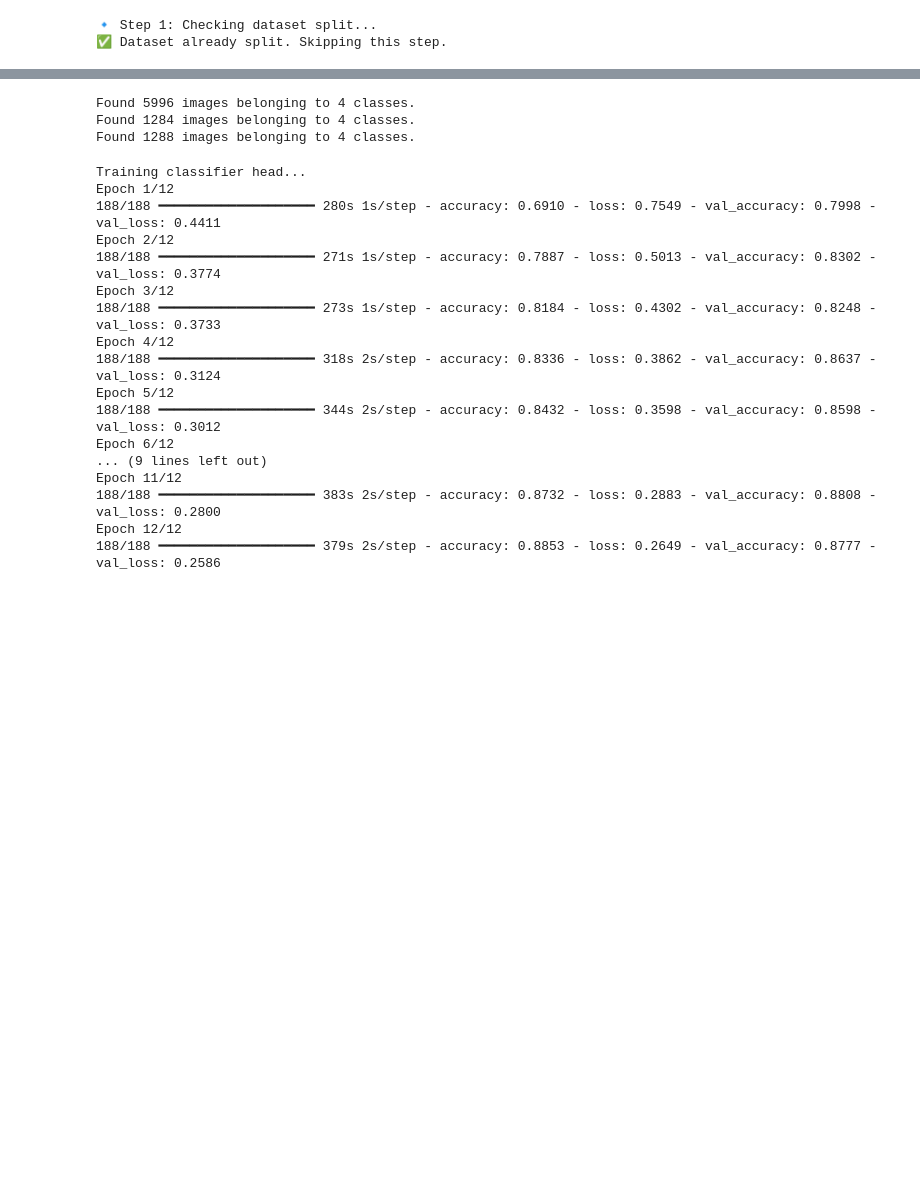
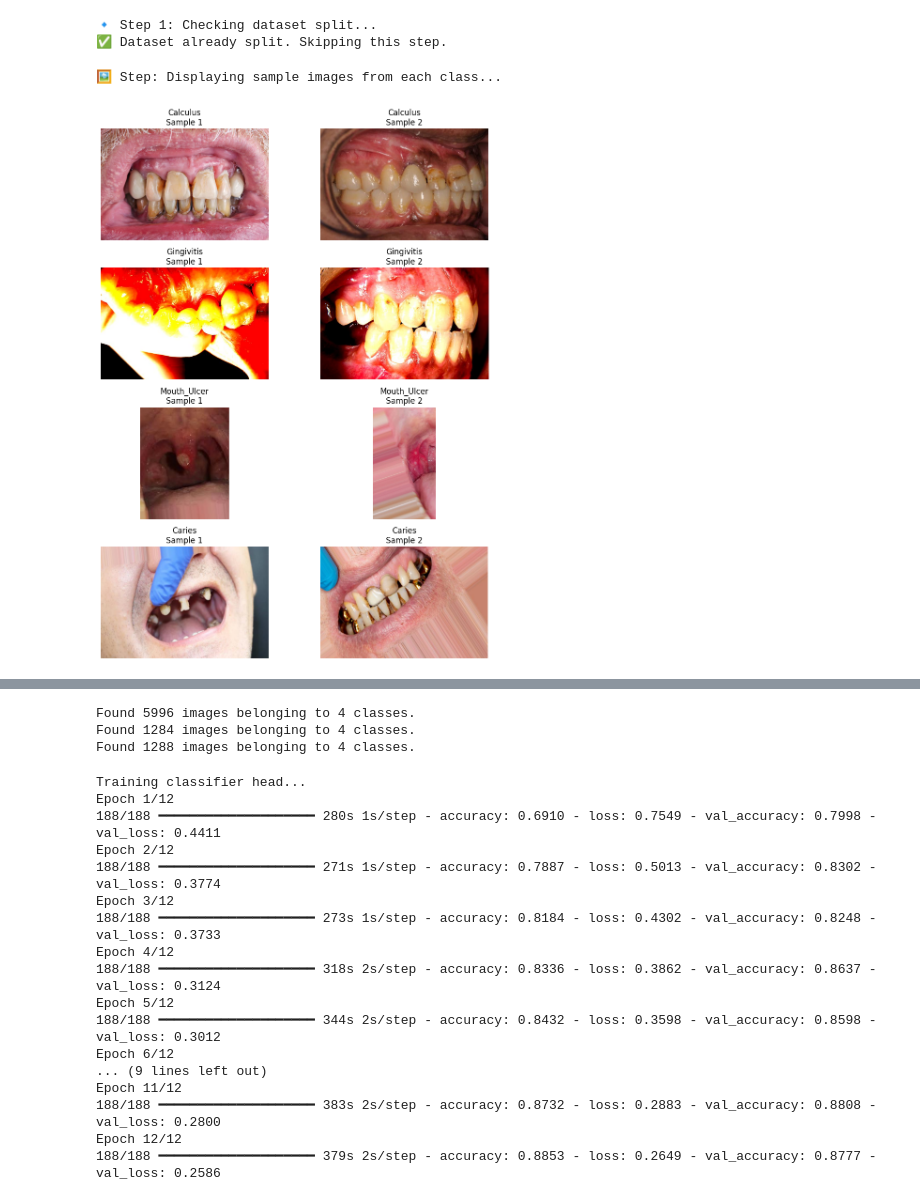
Before and after one commit to tokaahmed345/Dental-Disease-Classification-Model, a Jupyter notebook: MobileNetV2 (1).ipynb, the cells around one changed output, grey strips where cells are left out. Saved outputs shown, nothing was run; the diff lists cells and outputs as text; code cells hidden in the pictures; blank space fills up the shorter version.

```diff
--- a/MobileNetV2 (1).ipynb
+++ b/MobileNetV2 (1).ipynb
@@ -61,3 +64,35 @@ else:
 # %% [output]
 🔹 Step 1: Checking dataset split...
 ✅ Dataset already split. Skipping this step.
+# %%
+
+print("🖼️ Step: Displaying sample images from each class...")
+
+base_dir = r'C:/Users/owner/Desktop/model/Dataset'
+classes = ['Calculus', 'Gingivitis', 'Mouth_Ulcer', 'Caries']
+
+num_samples = 2
+
+plt.figure(figsize=(10, len(classes) * 3))
+
+for i, class_dir in enumerate(classes):
+    class_path = os.path.join(base_dir, class_dir)
+
+    if os.path.isdir(class_path):
+        images = os.listdir(class_path)
+        selected_images = random.sample(images, num_samples)
+
+        for j, img_name in enumerate(selected_images):
+            img_path = os.path.join(class_path, img_name)
+            img = Image.open(img_path)
+
+            plt.subplot(len(classes), num_samples, i * num_samples + j + 1)
+            plt.imshow(img)
+            plt.title(f"{class_dir}\nSample {j+1}")
+            plt.axis("off")
+
+plt.tight_layout()
+plt.show()
+# %% [output]
+🖼️ Step: Displaying sample images from each class...
+[figure, added]
```
Also changed, not shown: parts of 2 cells of this notebook, 1 other file.
